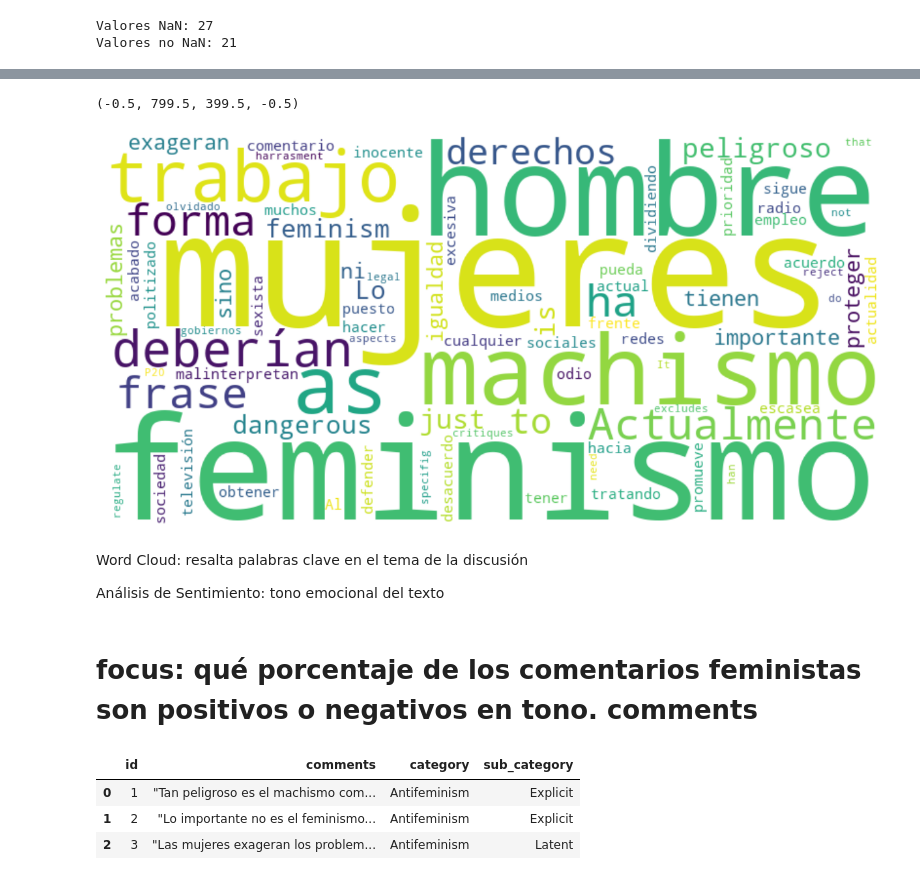
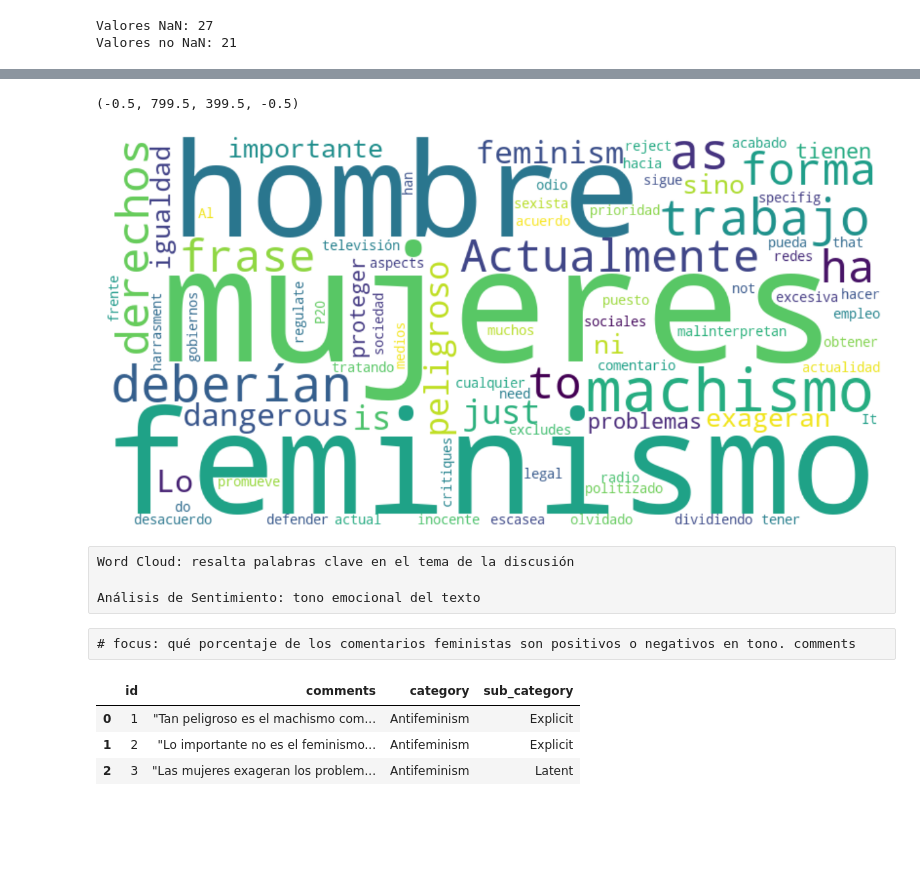
Before and after one commit to celefigs/EDA_Feminism_Influencers_Spain, a Jupyter notebook: Codebook_dataset.ipynb, the cells around one changed output, grey strips where cells are left out. Drawn from its saved outputs; the diff is of its cells as text; code cells hidden in the pictures; blank space fills up the shorter version.

```diff
--- a/Codebook_dataset.ipynb
+++ b/Codebook_dataset.ipynb
@@ -22,5 +26,5 @@ from wordcloud import WordCloud
 # %%
-path_file_codebook = r"C:\Users\Celeste\Google Drive Streaming\My Drive\_CODEOP\EDA_Feminism_Influencers_Spain\data\Codebook - Feminism and Anti-feminism.xlsx"
+path_file_codebook = r"C:\Users\Celeste\Google Drive Streaming\My Drive\_CODEOP\Feminism_Influencers_Spain\data\Codebook - Feminism and Anti-feminism.xlsx"
 
 df_codebook = pd.read_excel(path_file_codebook)
 
@@ -225,23 +214,23 @@ array(['Strongly opposing feminism', 'Moderatedly opposing feminism',
 # Unify values in column 'feminism_stance'
 df_codebook['feminism_stance'] = df_codebook['feminism_stance'].replace('Suporting feminist issues', 'Supporting feminist issues')
 # %%
-# # Define positive stances
-# positive_stances = ['Strongly supporting feminism', 'Supporting feminist issues']
+# Define positive stances
+positive_stances = ['Strongly supporting feminism', 'Supporting feminist issues']
 
-# # Join comments for positive stances
-# text = " ".join(i for i in df_codebook[df_codebook['feminism_stance'].isin(positive_stances)]['comments'])
+# Join comments for positive stances
+text = " ".join(i for i in df_codebook[df_codebook['feminism_stance'].isin(positive_stances)]['comments'])
 
-# stopwords = set(['the', 'or', 'by','and','y', 'o', 'que', 'de', 'la', 'el', 'El', 'en', 'a', 'los', 'las', 'por', 'un', 'una', \
-#                  'con', 'su', 'se', 'del', 'es', 'no', 'para', 'más', 'este', 'esto', 'como','este', 'P22', 'tan',\
-#                       'donde', 'cuando', 'que', 'quien', 'mi', 'me', 'te', 'su', 'mismo', 'también', 'ser', 'hay', 'of'])
+stopwords = set(['the', 'or', 'by','and','y', 'o', 'que', 'de', 'la', 'el', 'El', 'en', 'a', 'los', 'las', 'por', 'un', 'una', \
+                 'con', 'su', 'se', 'del', 'es', 'no', 'para', 'más', 'este', 'esto', 'como','este', 'P22', 'tan',\
+                      'donde', 'cuando', 'que', 'quien', 'mi', 'me', 'te', 'su', 'mismo', 'también', 'ser', 'hay', 'of'])
 
-# wordcloud = WordCloud(background_color="white", width=800, height=400, stopwords=stopwords).generate(text)
+wordcloud = WordCloud(background_color="white", width=800, height=400, stopwords=stopwords).generate(text)
 
-# # Plott the word cloud
-# plt.figure(figsize=(15, 10))
-# plt.imshow(wordcloud, interpolation='bilinear')
-# plt.axis("off")
+# Plott the word cloud
+plt.figure(figsize=(15, 10))
+plt.imshow(wordcloud, interpolation='bilinear')
+plt.axis("off")
 
-## What are people discussing? Topics with significant impact. Still a reality, still a patriarchy.
+# What are people discussing? Topics with significant impact. Still a reality, still a patriarchy.
 # %% [output]
 (-0.5, 799.5, 399.5, -0.5)
@@ -249,24 +238,24 @@ df_codebook['feminism_stance'] = df_codebook['feminism_stance'].replace('Suporti
 # %%
-# negative_stances = ['Strongly opposing feminism', 'Moderatedly opposing feminism', 'Opposing feminist issues',\
-#                     'Content expressing opinions or behaviors of a sexist or anti feminist nature, but the content does not directly address the feminism-antifeminism debate.\n',\
-#                     'Exhibiting traditional gender stereotyping. Content expressing opinions or behaviors of a sexist or anti feminist nature, but the content does not directly address the feminism-antifeminism debate.']
+negative_stances = ['Strongly opposing feminism', 'Moderatedly opposing feminism', 'Opposing feminist issues',\
+                    'Content expressing opinions or behaviors of a sexist or anti feminist nature, but the content does not directly address the feminism-antifeminism debate.\n',\
+                    'Exhibiting traditional gender stereotyping. Content expressing opinions or behaviors of a sexist or anti feminist nature, but the content does not directly address the feminism-antifeminism debate.']
 
-# text = " ".join(i for i in df_codebook[df_codebook['feminism_stance'].isin(negative_stances)]['comments'] if pd.notna(i))
+text = " ".join(i for i in df_codebook[df_codebook['feminism_stance'].isin(negative_stances)]['comments'] if pd.notna(i))
 
-# wordcloud = WordCloud(background_color="white", width=800, height=400, stopwords=stopwords).generate(text)
+wordcloud = WordCloud(background_color="white", width=800, height=400, stopwords=stopwords).generate(text)
 
-# plt.figure(figsize=(15, 10))
-# plt.imshow(wordcloud, interpolation='bilinear')
-# plt.axis("off")
+plt.figure(figsize=(15, 10))
+plt.imshow(wordcloud, interpolation='bilinear')
+plt.axis("off")
 # %% [output]
 (-0.5, 799.5, 399.5, -0.5)
-[figure, old version]
+[figure, new version]
-# %% [markdown]
-Word Cloud: resalta palabras clave en el tema de la discusión
-
-Análisis de Sentimiento: tono emocional del texto
-# %% [markdown]
-# focus: qué porcentaje de los comentarios feministas son positivos o negativos en tono. comments
+# %% [raw]
+Word Cloud: resalta palabras clave en el tema de la discusión
+
+Análisis de Sentimiento: tono emocional del texto
+# %% [raw]
+# focus: qué porcentaje de los comentarios feministas son positivos o negativos en tono. comments
 # %%
 #Tokenization
 
```
Also changed, not shown: parts of 22 cells of this notebook, 1 other file.
